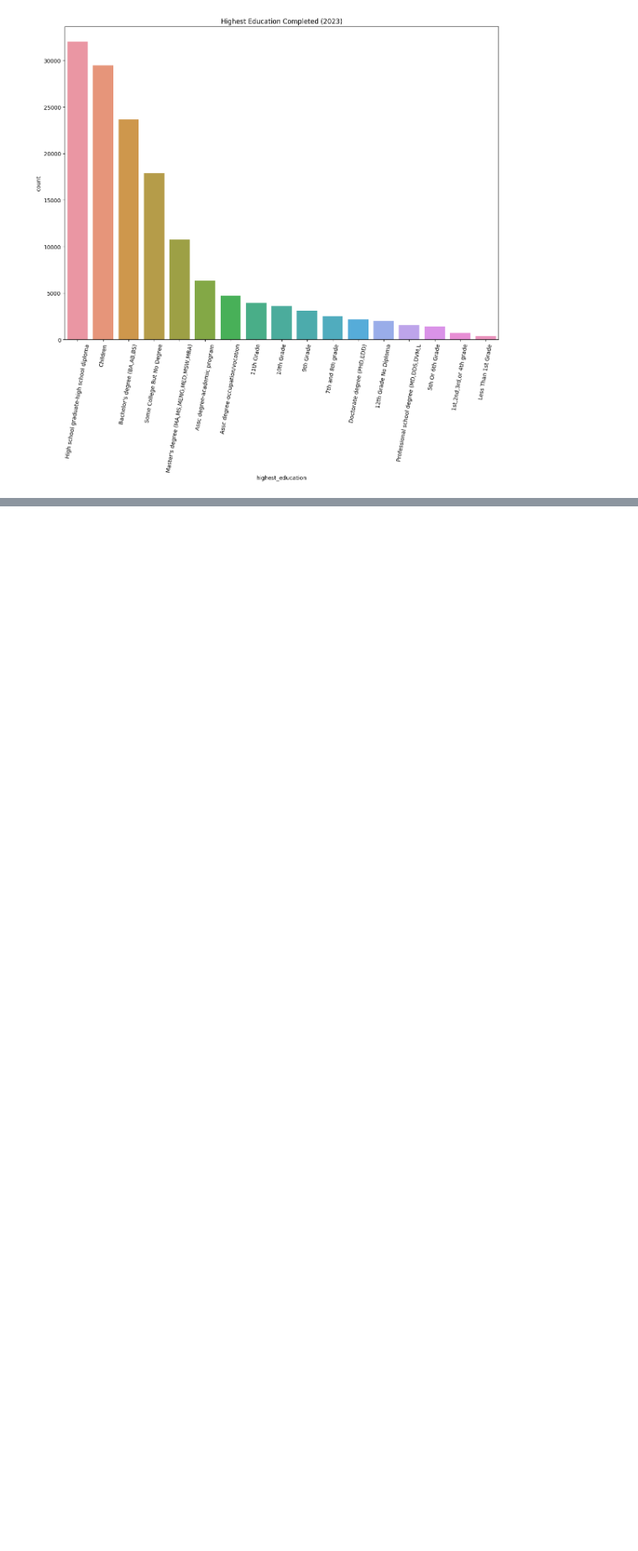
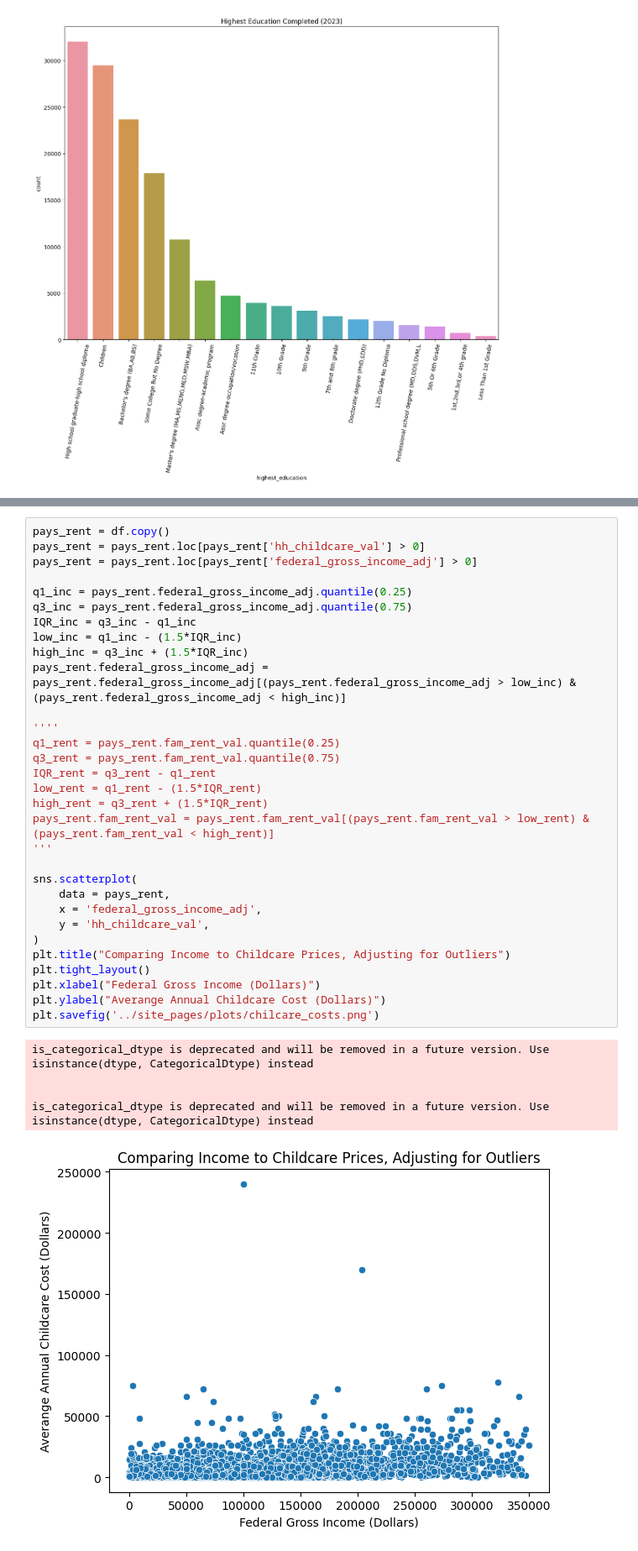
Before and after one commit to wisteriab/machine_learning_fall2024, a Jupyter notebook: python_code/EDA.ipynb, the cells around one changed output, grey strips where cells are left out. Shown at 84% size. Saved outputs shown, nothing was run; the diff lists cells and outputs as text; blank space fills up the shorter version.

```diff
--- a/python_code/EDA.ipynb
+++ b/python_code/EDA.ipynb
@@ -75,0 +88,37 @@ use_inf_as_na option is deprecated and will be removed in a future version. Conv
+# %%
+pays_rent = df.copy()
+pays_rent = pays_rent.loc[pays_rent['hh_childcare_val'] > 0]
+pays_rent = pays_rent.loc[pays_rent['federal_gross_income_adj'] > 0]
+
+q1_inc = pays_rent.federal_gross_income_adj.quantile(0.25)
+q3_inc = pays_rent.federal_gross_income_adj.quantile(0.75)
+IQR_inc = q3_inc - q1_inc
+low_inc = q1_inc - (1.5*IQR_inc)
+high_inc = q3_inc + (1.5*IQR_inc)
+pays_rent.federal_gross_income_adj = pays_rent.federal_gross_income_adj[(pays_rent.federal_gross_income_adj > low_inc) & (pays_rent.federal_gross_income_adj < high_inc)]
+
+''''
+q1_rent = pays_rent.fam_rent_val.quantile(0.25)
+q3_rent = pays_rent.fam_rent_val.quantile(0.75)
+IQR_rent = q3_rent - q1_rent
+low_rent = q1_rent - (1.5*IQR_rent)
+high_rent = q3_rent + (1.5*IQR_rent)
+pays_rent.fam_rent_val = pays_rent.fam_rent_val[(pays_rent.fam_rent_val > low_rent) & (pays_rent.fam_rent_val < high_rent)]
+'''
+
+sns.scatterplot(
+    data = pays_rent,
+    x = 'federal_gross_income_adj',
+    y = 'hh_childcare_val',
+)
+plt.title("Comparing Income to Childcare Prices, Adjusting for Outliers")
+plt.tight_layout()
+plt.xlabel("Federal Gross Income (Dollars)")
+plt.ylabel("Averange Annual Childcare Cost (Dollars)")
+plt.savefig('../site_pages/plots/chilcare_costs.png')
+# %% [output]
+is_categorical_dtype is deprecated and will be removed in a future version. Use isinstance(dtype, CategoricalDtype) instead
+
+
+is_categorical_dtype is deprecated and will be removed in a future version. Use isinstance(dtype, CategoricalDtype) instead
+[figure, added]
```
Also changed, not shown: parts of 9 cells of this notebook, 13 other files.
